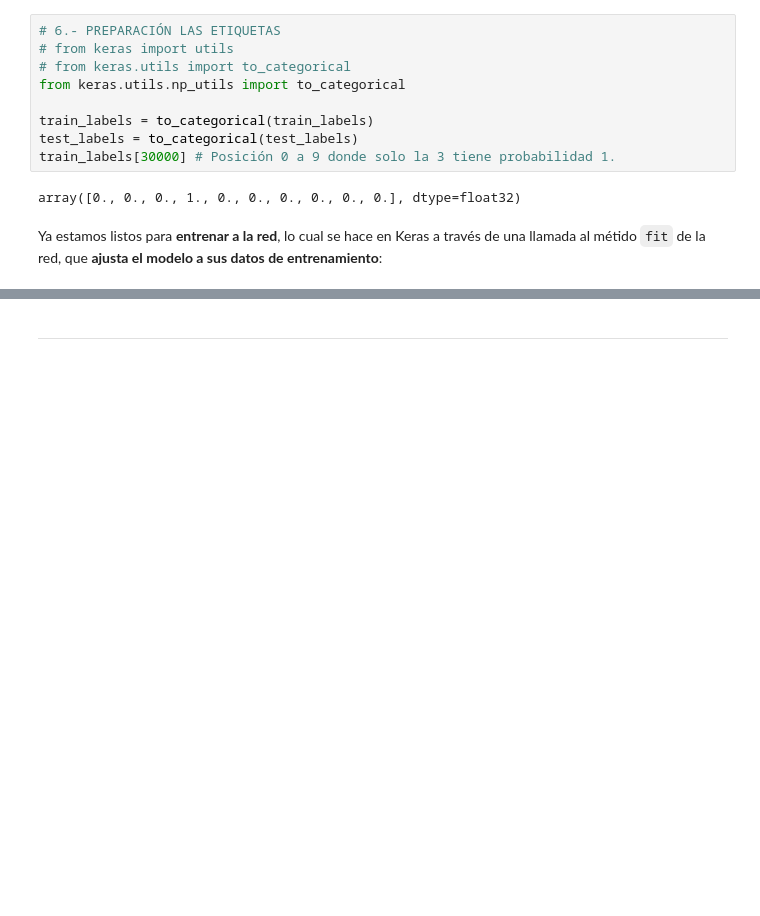
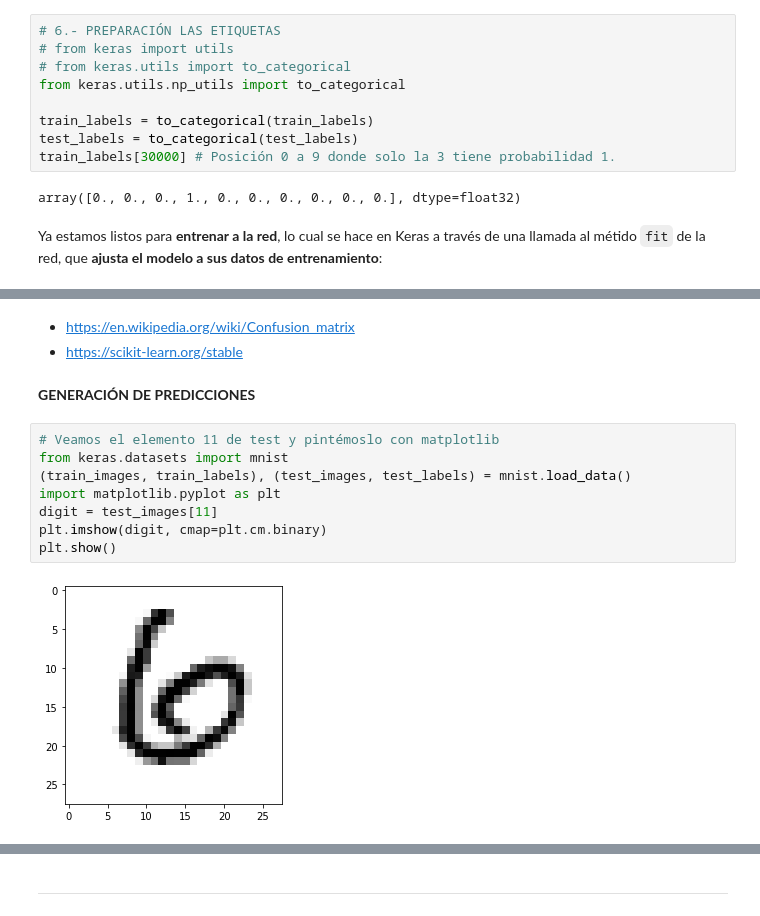
Before and after one commit to carlosemiliorabazo/deepLearning, a Jupyter notebook: 2_1_Un_primer_vistazo_a_una_Red_Neuronal.ipynb, the cells around one changed output, grey strips where cells are left out. Cells and saved outputs as stored; diff of their text form; blank space fills up the shorter version.

```diff
--- a/2_1_Un_primer_vistazo_a_una_Red_Neuronal.ipynb
+++ b/2_1_Un_primer_vistazo_a_una_Red_Neuronal.ipynb
@@ -293,0 +413,15 @@ Acabais de ver cómo podemos construir y entrenar una red neuronal para clasific
+# %% [markdown]
+* https://en.wikipedia.org/wiki/Confusion_matrix
+* https://scikit-learn.org/stable
+# %% [markdown]
+**GENERACIÓN DE PREDICCIONES**
+# %%
+# Veamos el elemento 11 de test y pintémoslo con matplotlib
+from keras.datasets import mnist
+(train_images, train_labels), (test_images, test_labels) = mnist.load_data()
+import matplotlib.pyplot as plt
+digit = test_images[11]
+plt.imshow(digit, cmap=plt.cm.binary)
+plt.show()
+# %% [output]
+[figure, added]
```
Also changed, not shown: parts of 22 cells of this notebook.
